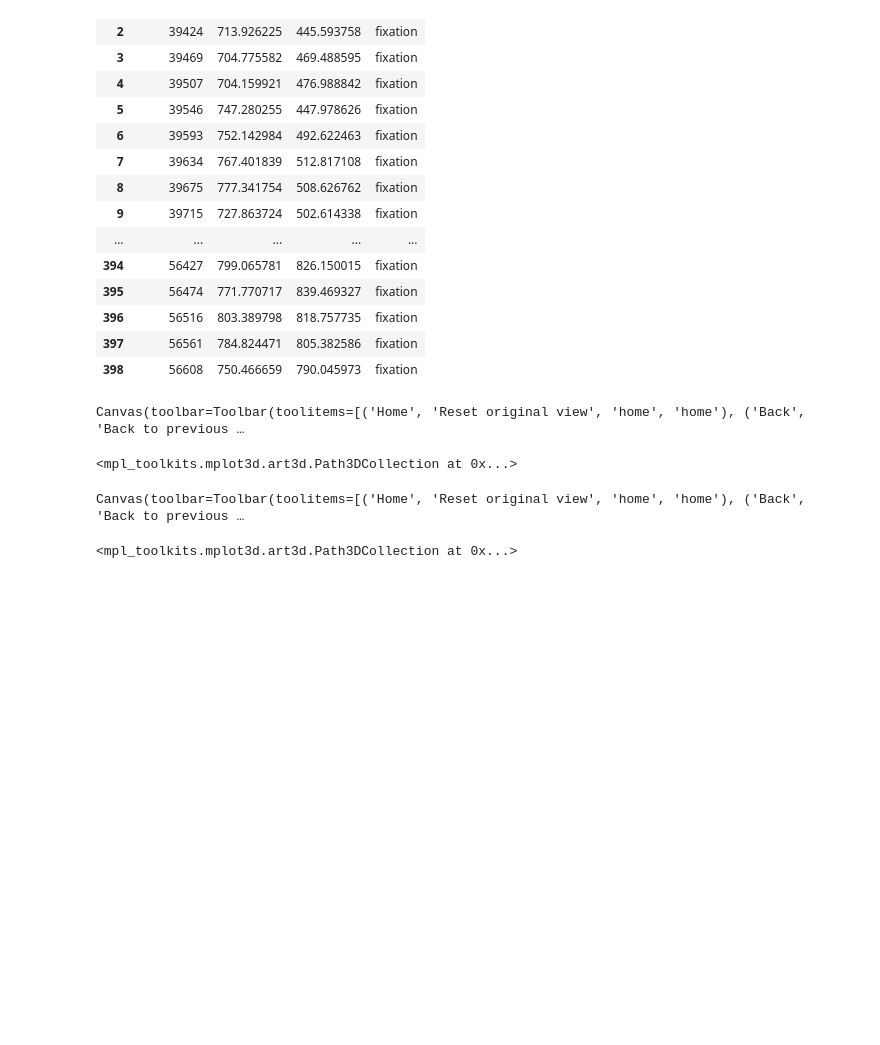
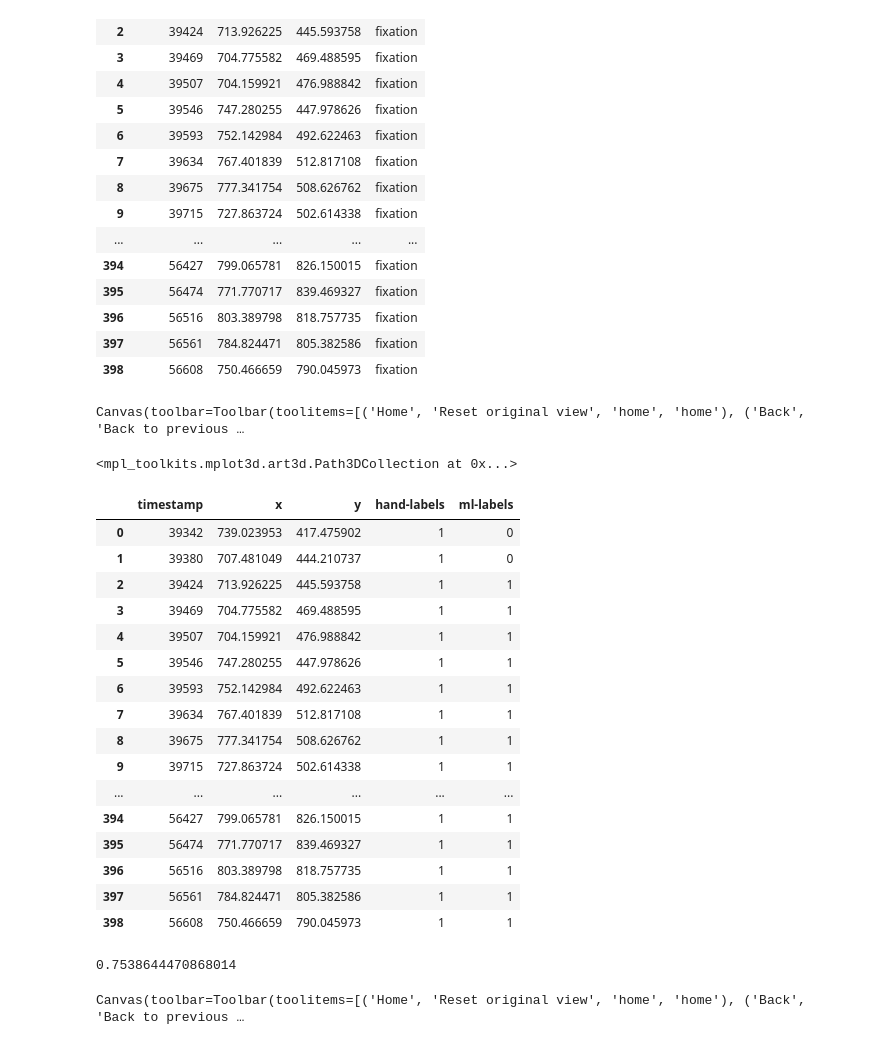
Before and after one commit to Adsata/Fixation-Clustering, a Jupyter notebook: testing/OPTICS + ST_DBSAN - Taimur.ipynb, the cells around one changed output. Cells and saved outputs as stored; diff of their text form; code cells hidden in the pictures; blank space fills up the shorter version.

```diff
--- a/testing/OPTICS + ST_DBSAN - Taimur.ipynb
+++ b/testing/OPTICS + ST_DBSAN - Taimur.ipynb
@@ -222,7 +222,7 @@ Note: you may need to restart the kernel to use updated packages.
 from st_optics import ST_OPTICS
 
 
-st_optics = ST_OPTICS(xi = 0.2, eps2 = 250, min_samples = 4)
+st_optics = ST_OPTICS(xi = 0.08, eps2 = 250, min_samples = 5)
 st_optics.fit(X)
 
 predictions = st_optics.labels
@@ -235,7 +235,7 @@ for i in range(predictions.size):
 %matplotlib widget
 fig = plt.figure(figsize=(10,10))
 ax = fig.add_subplot(111, projection='3d')
-ax.scatter(X[:,1],X[:,2],X[:,0], c=predictions)
+ax.scatter(X.iloc[:,1],X.iloc[:,2],X.iloc[:,0], c=predictions)
 # %% [output]
 Canvas(toolbar=Toolbar(toolitems=[('Home', 'Reset original view', 'home', 'home'), ('Back', 'Back to previous …
 <mpl_toolkits.mplot3d.art3d.Path3DCollection at 0x...>
@@ -291,22 +311,55 @@ Canvas(toolbar=Toolbar(toolitems=[('Home', 'Reset original view', 'home', 'home'
 # %%
 X = ts1.iloc[:,0:3]
 
-st_optics = ST_OPTICS(xi = 0.05, eps2 = 250, min_samples = 4)
+st_optics = ST_OPTICS(xi = 0.08, eps2 = 250, min_samples = 5)
 st_optics.fit(X)
 
 
 
 predictions = st_optics.labels
 
 for i in range(predictions.size):
     if predictions[i] >= 0:
         predictions[i] = 1
+    elif predictions[i] <= 0:
+        predictions[i] = 0
 
 
-%matplotlib widget
-fig = plt.figure(figsize=(10,10))
-ax = fig.add_subplot(111, projection='3d')
-ax.scatter(x,y,ts, c=predictions)
+
+X["hand-labels"] = predics
+X["ml-labels"] = predictions
+
+
+X
 # %% [output]
-Canvas(toolbar=Toolbar(toolitems=[('Home', 'Reset original view', 'home', 'home'), ('Back', 'Back to previous …
-<mpl_toolkits.mplot3d.art3d.Path3DCollection at 0x...>
+|  | timestamp | x | y | hand-labels | ml-labels |
+| 0 | 39342 | 739.023953 | 417.475902 | 1 | 0 |
+| 1 | 39380 | 707.481049 | 444.210737 | 1 | 0 |
+| 2 | 39424 | 713.926225 | 445.593758 | 1 | 1 |
+| 3 | 39469 | 704.775582 | 469.488595 | 1 | 1 |
+| 4 | 39507 | 704.159921 | 476.988842 | 1 | 1 |
+| 5 | 39546 | 747.280255 | 447.978626 | 1 | 1 |
+| 6 | 39593 | 752.142984 | 492.622463 | 1 | 1 |
+| 7 | 39634 | 767.401839 | 512.817108 | 1 | 1 |
+| 8 | 39675 | 777.341754 | 508.626762 | 1 | 1 |
+| 9 | 39715 | 727.863724 | 502.614338 | 1 | 1 |
+| ... | ... | ... | ... | ... | ... |
+| 394 | 56427 | 799.065781 | 826.150015 | 1 | 1 |
+| 395 | 56474 | 771.770717 | 839.469327 | 1 | 1 |
+| 396 | 56516 | 803.389798 | 818.757735 | 1 | 1 |
+| 397 | 56561 | 784.824471 | 805.382586 | 1 | 1 |
+| 398 | 56608 | 750.466659 | 790.045973 | 1 | 1 |
+# %%
+from sklearn.metrics import accuracy_score
+from sklearn.metrics import jaccard_score
+
+
+y_pred = X.iloc[:,4]
+y_true = X.iloc[:,3]
+
+y_t = y_true.astype(int)
+
+acc = accuracy_score(y_t, y_pred)
+acc
+# %% [output]
+0.7538644470868014
@@ -312,0 +374,22 @@ Canvas(toolbar=Toolbar(toolitems=[('Home', 'Reset original view', 'home', 'home'
+# %%
+import matplotlib.pyplot as plt
+from mpl_toolkits.mplot3d import Axes3D
+from matplotlib import animation
+
+
+
+filter3d = plt.figure(figsize=(15,15)).gca(projection='3d')
+
+filter3d.scatter(X.iloc[:,1],X.iloc[:,2],X.iloc[:,0], c=y_pred, cmap=plt.cm.Spectral)
+filter3d.set_xlabel('x')
+filter3d.set_ylabel('y')
+filter3d.set_zlabel('timestamp')
+
+def rotate(angle):
+     ax.view_init(azim=angle)
+
+angle = 3
+ani = animation.FuncAnimation(fig, rotate, frames=np.arange(0, 360, angle), interval=400)
+ani.save('3d-STOPTICS.gif', writer=animation.PillowWriter(fps=20))
+# %% [output]
+Canvas(toolbar=Toolbar(toolitems=[('Home', 'Reset original view', 'home', 'home'), ('Back', 'Back to previous …
```
Also changed, not shown: parts of 7 cells of this notebook, 25 other files.
